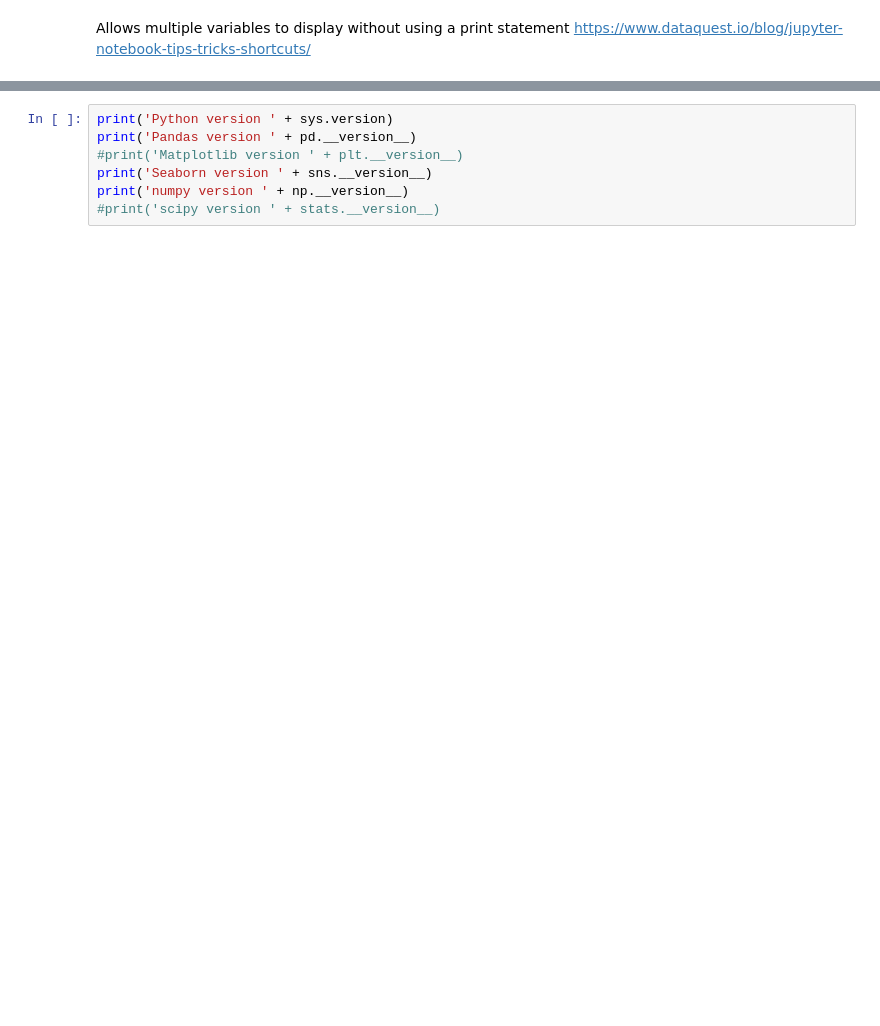
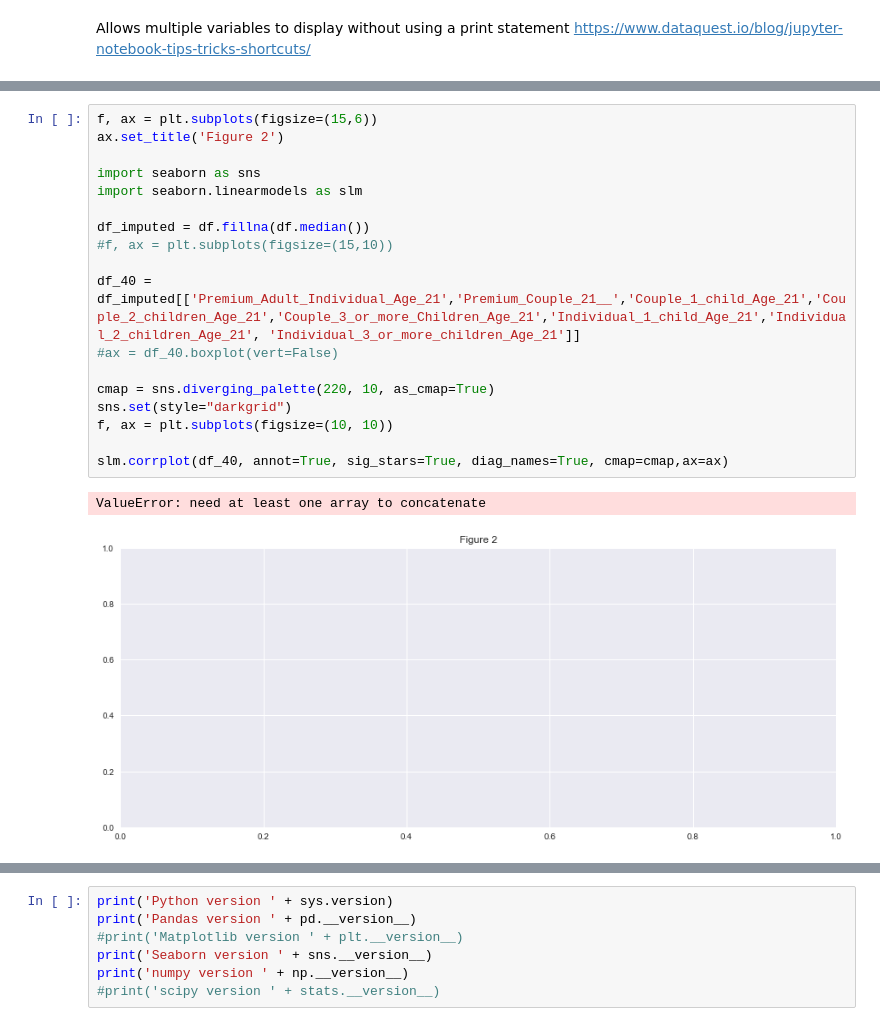
Before and after one commit to rlisbona/2017_MSDS_7331_DataMining, a Jupyter notebook: Paper/Data Mining project 1-Copy1.ipynb, the cells around one changed output, grey strips where cells are left out. Saved outputs shown, nothing was run; the diff lists cells and outputs as text; blank space fills up the shorter version.

```diff
--- a/Paper/Data Mining project 1-Copy1.ipynb
+++ b/Paper/Data Mining project 1-Copy1.ipynb
@@ -232,0 +249,21 @@ sns.stripplot(data = df, x='State_Code', y='Individual_1_child_Age_21')
+# %%
+f, ax = plt.subplots(figsize=(15,6))
+ax.set_title('Figure 2')
+
+import seaborn as sns
+import seaborn.linearmodels as slm
+
+df_imputed = df.fillna(df.median())
+#f, ax = plt.subplots(figsize=(15,10))
+
+df_40 = df_imputed[['Premium_Adult_Individual_Age_21','Premium_Couple_21__','Couple_1_child_Age_21','Couple_2_children_Age_21','Couple_3_or_more_Children_Age_21','Individual_1_child_Age_21','Individual_2_children_Age_21', 'Individual_3_or_more_children_Age_21']]
+#ax = df_40.boxplot(vert=False)
+
+cmap = sns.diverging_palette(220, 10, as_cmap=True)
+sns.set(style="darkgrid")
+f, ax = plt.subplots(figsize=(10, 10))
+
+slm.corrplot(df_40, annot=True, sig_stars=True, diag_names=True, cmap=cmap,ax=ax)
+# %% [output]
+ValueError: need at least one array to concatenate
+[figure, added]
```
Also changed, not shown: parts of 65 cells of this notebook.
